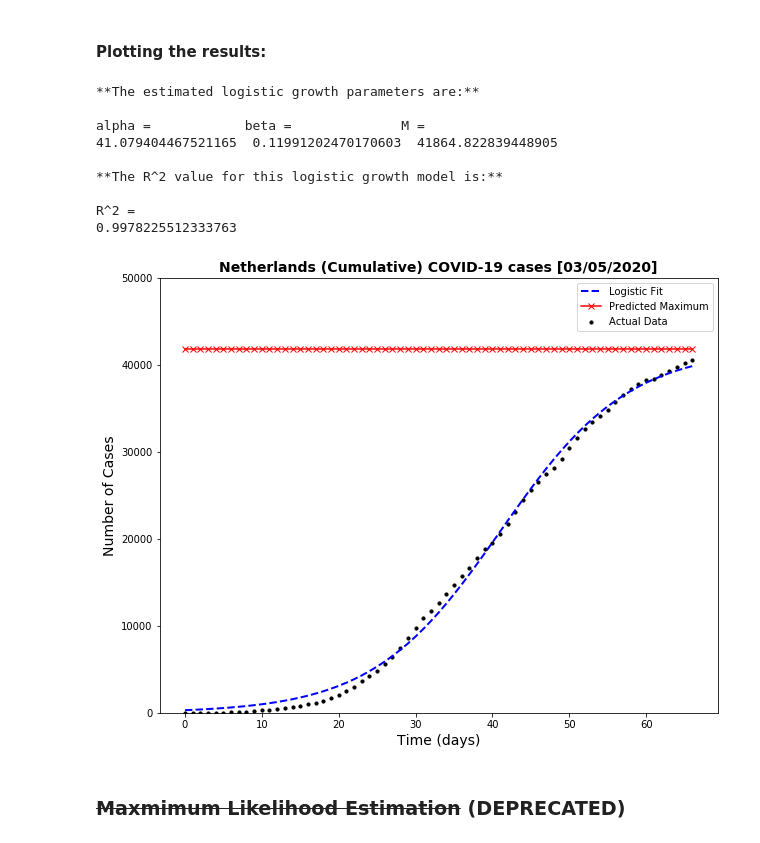
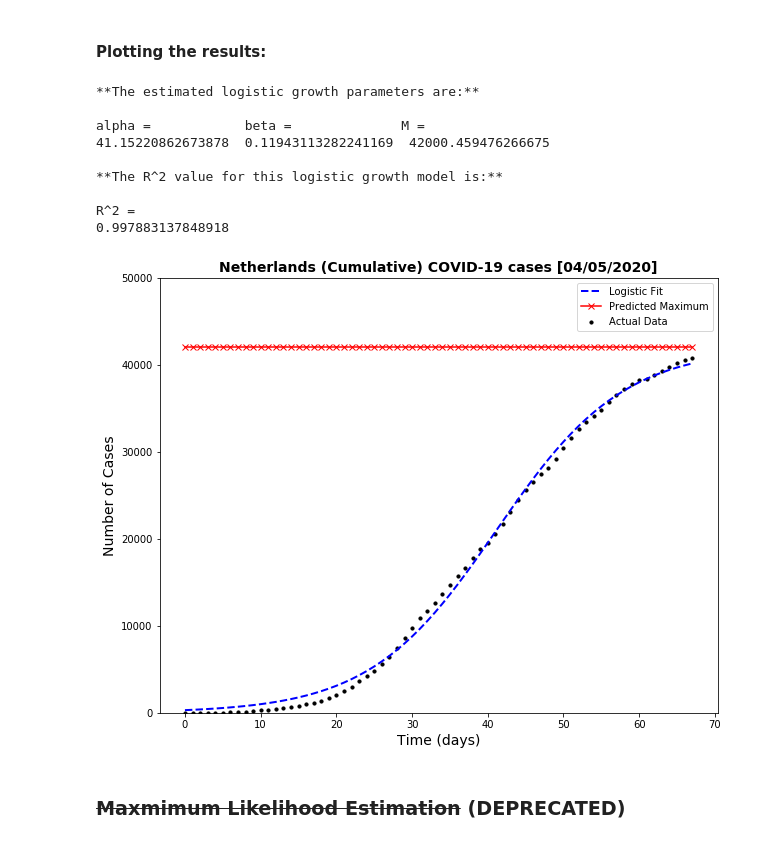
Before and after one commit to jiehaocao/BEP-SBMD-COVID19, a Jupyter notebook: notebook/logistic_growth_verhulst.ipynb, the cells around one changed output. Saved outputs shown, nothing was run; the diff lists cells and outputs as text; code cells hidden in the pictures.

```diff
--- a/notebook/logistic_growth_verhulst.ipynb
+++ b/notebook/logistic_growth_verhulst.ipynb
@@ -209,30 +209,30 @@ predicted_max = np.array(max_cases)
 # %%
 plt.figure(figsize=(10,8))
 
 plt.scatter(x, y, s=10, marker='o', c='k')
 plt.plot(x, logistic_pred(x), '--', lw=2, c='blue')
 plt.plot(x, predicted_max, '-x', c='r')
 plt.legend(['Logistic Fit', 'Predicted Maximum', 'Actual Data' ])
 plt.ylim([0, 50000])
 
-plt.title("Netherlands (Cumulative) COVID-19 cases [03/05/2020]", Fontsize = 14, weight='bold')
+plt.title("Netherlands (Cumulative) COVID-19 cases [04/05/2020]", Fontsize = 14, weight='bold')
 plt.xlabel("Time (days)", Fontsize = 14)
 plt.ylabel("Number of Cases", Fontsize = 14);
 
 
 
 prt_results_logistic() # Uncomment for statistics
 # %% [output]
 **The estimated logistic growth parameters are:**
 
 alpha =            beta =              M =
-41.079404467521165  0.11991202470170603  41864.822839448905
+41.15220862673878  0.11943113282241169  42000.459476266675
 
 **The R^2 value for this logistic growth model is:**
 
 R^2 =
-0.9978225512333763
+0.997883137848918
-[figure, old version]
+[figure, new version]
 # %% [markdown]
 ### ~~Maxmimum Likelihood Estimation~~ (DEPRECATED)
 # %%
```
Also changed, not shown: parts of 3 cells of this notebook.
